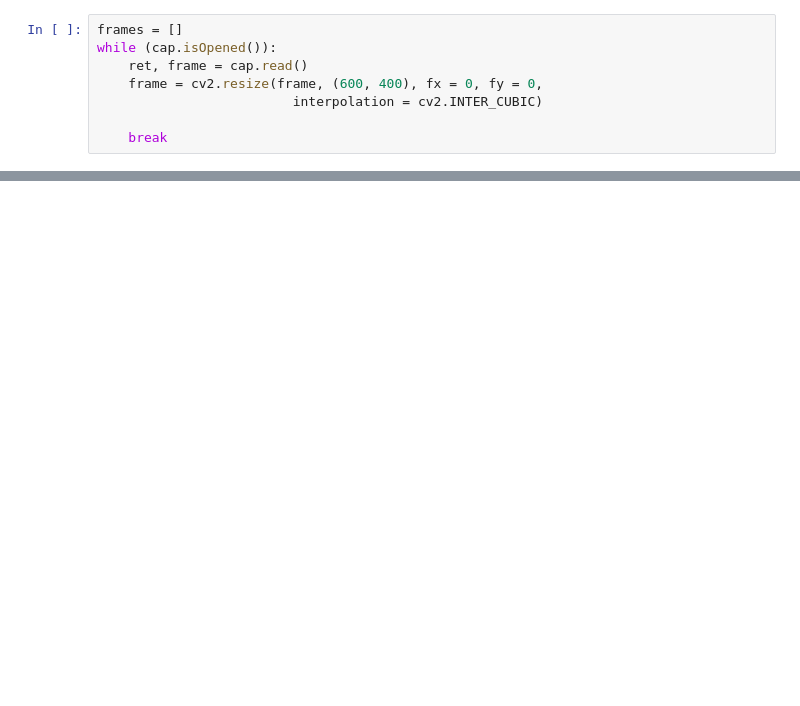
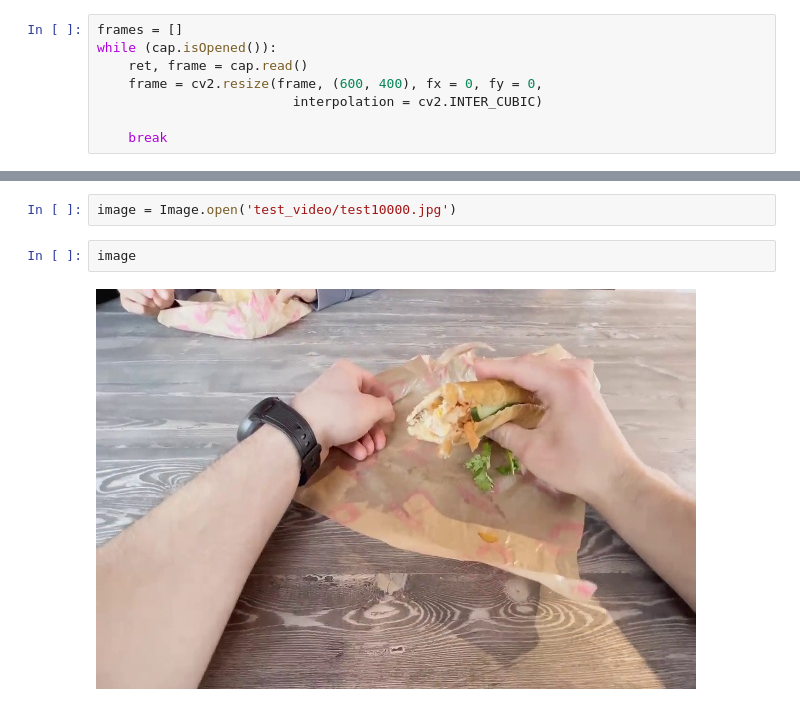
Before and after one commit to spencerbraun/socratic_models_app, a Jupyter notebook: socratic_workbook.ipynb, the cells around one changed output, grey strips where cells are left out. Cells and saved outputs as stored; diff of their text form; blank space fills up the shorter version.

```diff
--- a/socratic_workbook.ipynb
+++ b/socratic_workbook.ipynb
@@ -353,0 +377,6 @@ Image.fromarray(frame)
+# %%
+image = Image.open('test_video/test10000.jpg')
+# %%
+image
+# %% [output]
+[figure, added]
```
Also changed, not shown: parts of 20 cells of this notebook, 3 other files.
